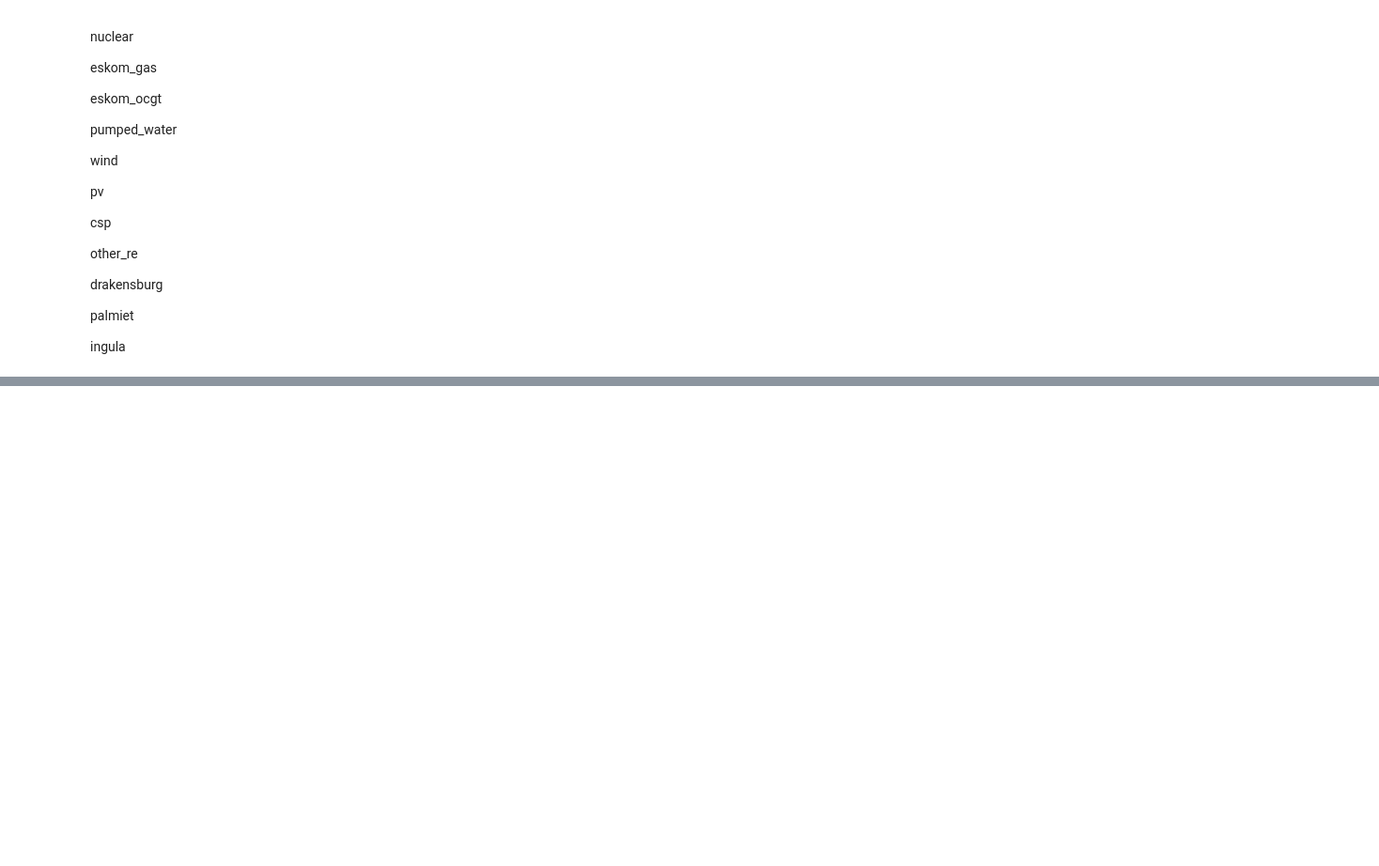
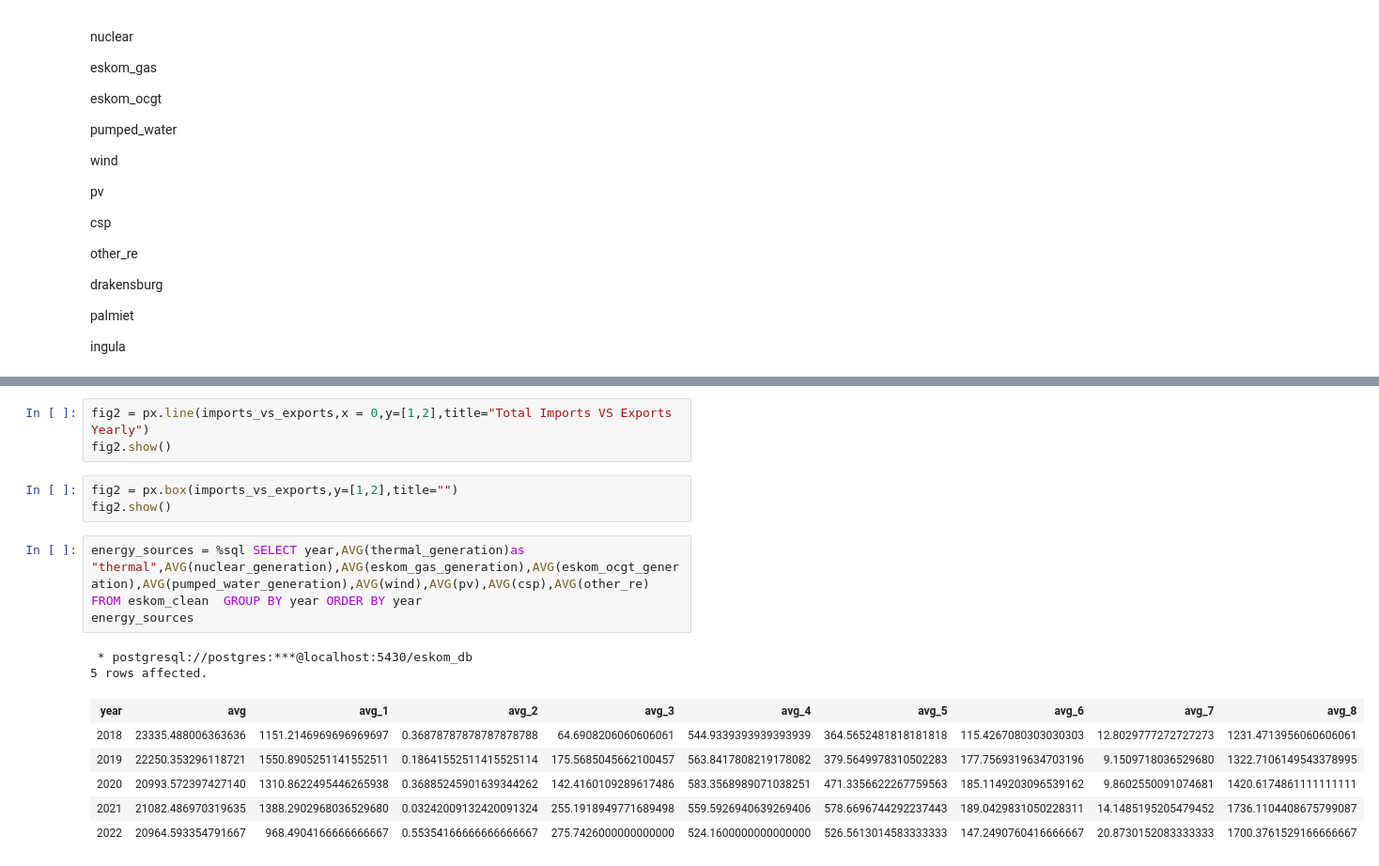
Before and after one commit to The-DigitalAcademy/Eskom_Data_Analysis, a Jupyter notebook: Generation.ipynb, the cells around one changed output, grey strips where cells are left out. Shown at 94% size. Cells and saved outputs as stored; diff of their text form; blank space fills up the shorter version.

```diff
--- a/Generation.ipynb
+++ b/Generation.ipynb
@@ -228,0 +239,18 @@ sns.histplot(data=sum_dispatchable,multiple="stack")
+# %%
+fig2 = px.line(imports_vs_exports,x = 0,y=[1,2],title="Total Imports VS Exports Yearly")
+fig2.show()
+# %%
+fig2 = px.box(imports_vs_exports,y=[1,2],title="")
+fig2.show()
+# %%
+energy_sources = %sql SELECT year,AVG(thermal_generation)as "thermal",AVG(nuclear_generation),AVG(eskom_gas_generation),AVG(eskom_ocgt_generation),AVG(pumped_water_generation),AVG(wind),AVG(pv),AVG(csp),AVG(other_re) FROM eskom_clean  GROUP BY year ORDER BY year
+energy_sources
+# %% [output]
+ * postgresql://postgres:***@localhost:5430/eskom_db
+5 rows affected.
+| year | avg | avg_1 | avg_2 | avg_3 | avg_4 | avg_5 | avg_6 | avg_7 | avg_8 |
+| 2018 | 23335.488006363636 | 1151.2146969696969697 | 0.36878787878787878788 | 64.6908206060606061 | 544.9339393939393939 | 364.5652481818181818 | 115.4267080303030303 | 12.8029777272727273 | 1231.4713956060606061 |
+| 2019 | 22250.353296118721 | 1550.8905251141552511 | 0.18641552511415525114 | 175.5685045662100457 | 563.8417808219178082 | 379.5649978310502283 | 177.7569319634703196 | 9.1509718036529680 | 1322.7106149543378995 |
+| 2020 | 20993.572397427140 | 1310.8622495446265938 | 0.36885245901639344262 | 142.4160109289617486 | 583.3568989071038251 | 471.3356622267759563 | 185.1149203096539162 | 9.8602550091074681 | 1420.6174861111111111 |
+| 2021 | 21082.486970319635 | 1388.2902968036529680 | 0.03242009132420091324 | 255.1918949771689498 | 559.5926940639269406 | 578.6696744292237443 | 189.0429831050228311 | 14.1485195205479452 | 1736.1104408675799087 |
+| 2022 | 20964.593354791667 | 968.4904166666666667 | 0.55354166666666666667 | 275.7426000000000000 | 524.1600000000000000 | 526.5613014583333333 | 147.2490760416666667 | 20.8730152083333333 | 1700.3761529166666667 |
```
Also changed, not shown: parts of 6 cells of this notebook.
